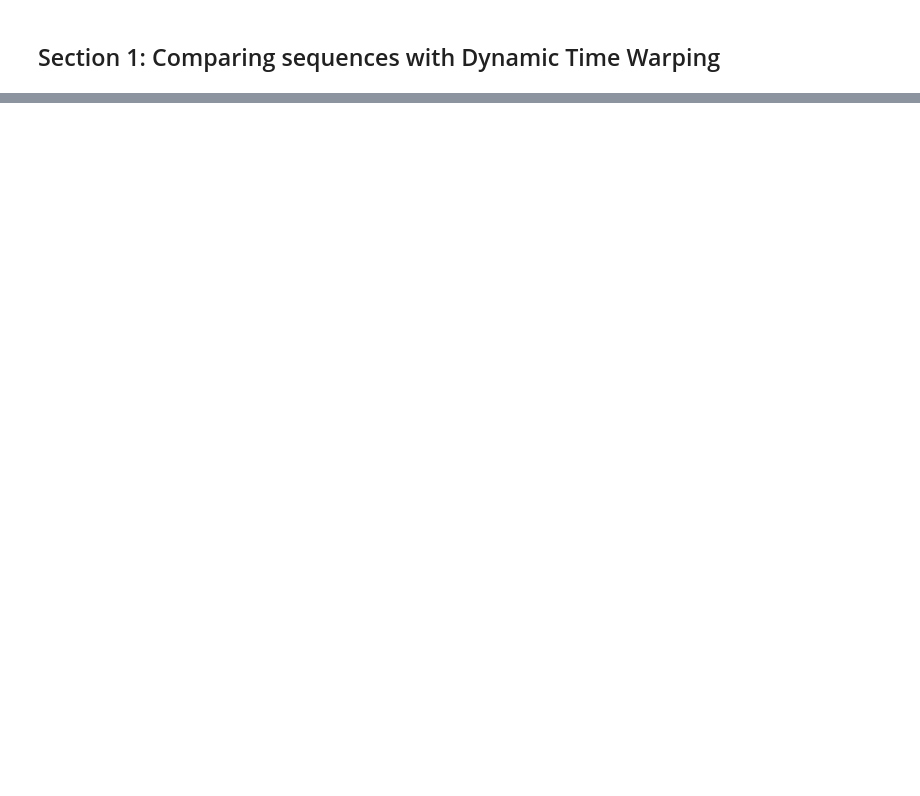
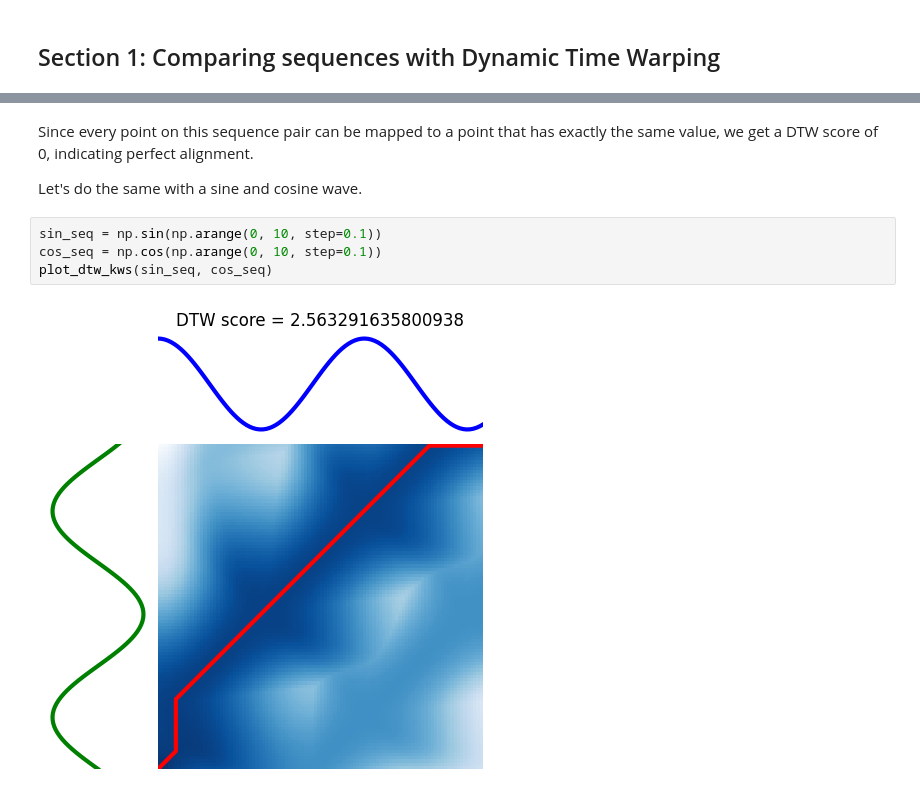
Before and after one commit to markjosims/css_kws_tutorial, a Jupyter notebook: week2_dtw.ipynb, the cells around one changed output, grey strips where cells are left out. Cells and saved outputs as stored; diff of their text form; blank space fills up the shorter version.

```diff
--- a/week2_dtw.ipynb
+++ b/week2_dtw.ipynb
@@ -100,0 +157,10 @@ keywords = get_unique_keywords()
+# %% [markdown]
+Since every point on this sequence pair can be mapped to a point that has exactly the same value, we get a DTW score of 0, indicating perfect alignment.
+
+Let's do the same with a sine and cosine wave.
+# %%
+sin_seq = np.sin(np.arange(0, 10, step=0.1))
+cos_seq = np.cos(np.arange(0, 10, step=0.1))
+plot_dtw_kws(sin_seq, cos_seq)
+# %% [output]
+[figure, added]
```
Also changed, not shown: parts of 86 cells of this notebook.
